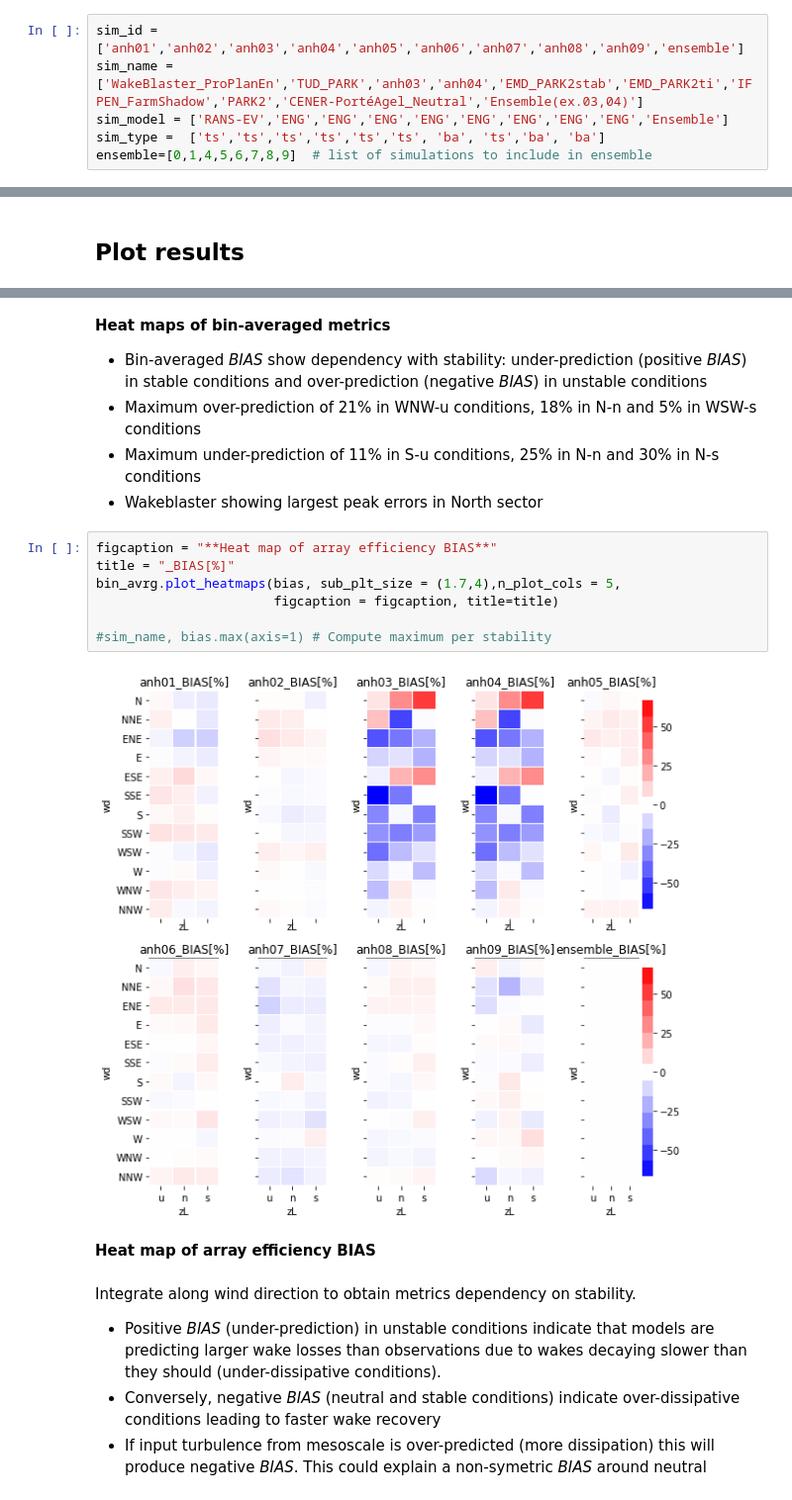
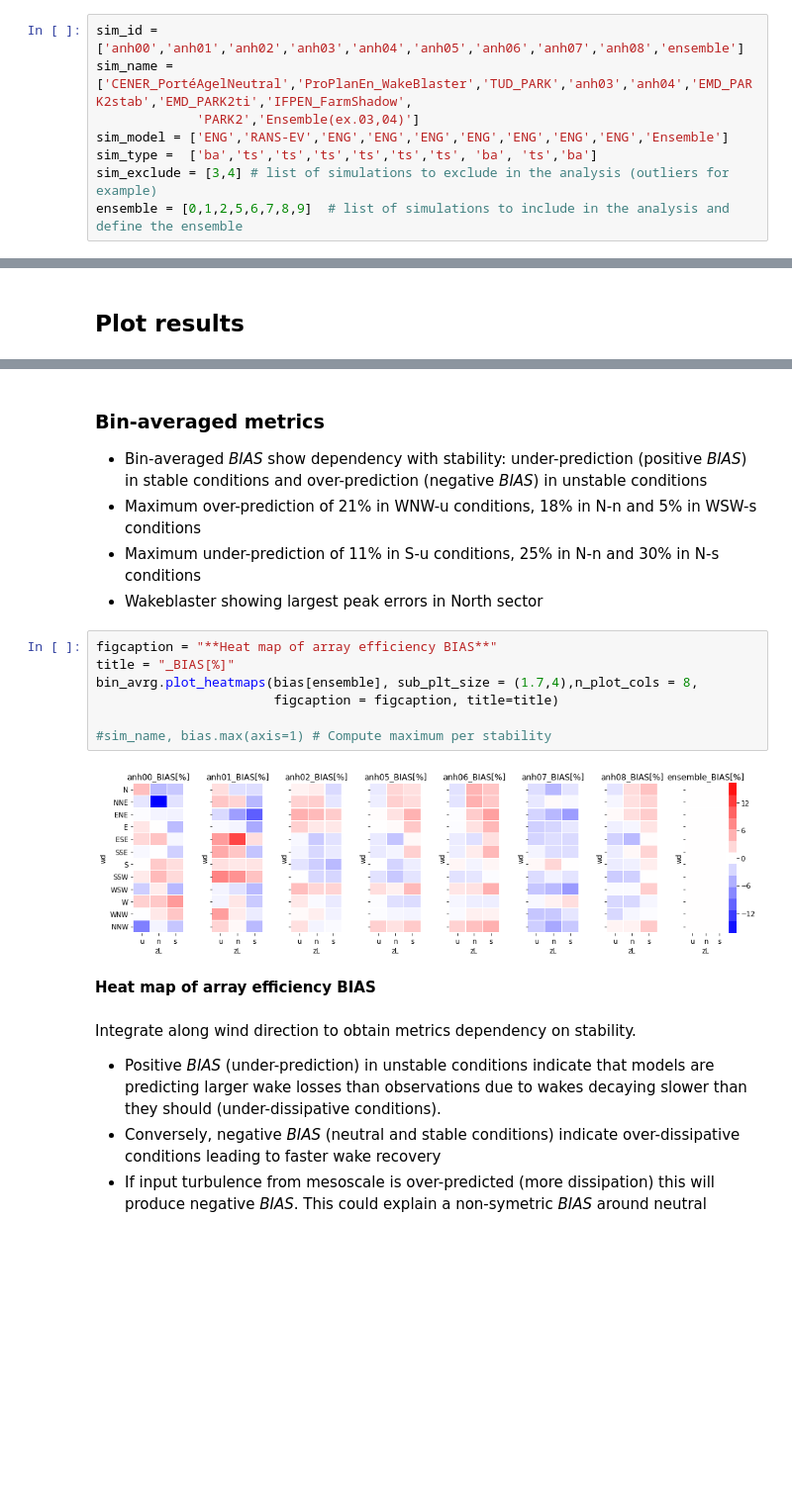
Before and after one commit to CENER-EPR/OWAbench, a Jupyter notebook: Anholt/Anholt_ArrayEfficiency.ipynb, the cells around one changed output, grey strips where cells are left out. Shown at 99% size. Cells and saved outputs as stored; diff of their text form; blank space fills up the shorter version.

Commit message:
Plots without outliers

```diff
--- a/Anholt/Anholt_ArrayEfficiency.ipynb
+++ b/Anholt/Anholt_ArrayEfficiency.ipynb
@@ -23,10 +23,12 @@ The following models participate in the benchmark.
 | ensemble | All | All | All | ensemble | Excluding anh03 and anh04 |
 # %%
-sim_id =    ['anh01','anh02','anh03','anh04','anh05','anh06','anh07','anh08','anh09','ensemble']
-sim_name =  ['WakeBlaster_ProPlanEn','TUD_PARK','anh03','anh04','EMD_PARK2stab','EMD_PARK2ti','IFPEN_FarmShadow','PARK2','CENER-PortéAgel_Neutral','Ensemble(ex.03,04)']
-sim_model = ['RANS-EV','ENG','ENG','ENG','ENG','ENG','ENG','ENG','ENG','Ensemble']
-sim_type =  ['ts','ts','ts','ts','ts','ts', 'ba', 'ts','ba', 'ba']
-ensemble=[0,1,4,5,6,7,8,9]  # list of simulations to include in ensemble
+sim_id =    ['anh00','anh01','anh02','anh03','anh04','anh05','anh06','anh07','anh08','ensemble']
+sim_name =  ['CENER_PortéAgelNeutral','ProPlanEn_WakeBlaster','TUD_PARK','anh03','anh04','EMD_PARK2stab','EMD_PARK2ti','IFPEN_FarmShadow',
+             'PARK2','Ensemble(ex.03,04)']
+sim_model = ['ENG','RANS-EV','ENG','ENG','ENG','ENG','ENG','ENG','ENG','Ensemble']
+sim_type =  ['ba','ts','ts','ts','ts','ts','ts', 'ba', 'ts','ba']
+sim_exclude = [3,4] # list of simulations to exclude in the analysis (outliers for example)
+ensemble = [0,1,2,5,6,7,8,9]  # list of simulations to include in the analysis and define the ensemble
 # %% [markdown]
 ## Load libraries
 # %%
@@ -307,5 +311,5 @@ display(Metrics)
 # %% [markdown]
-**Heat maps of bin-averaged metrics**
+### Bin-averaged metrics
 * Bin-averaged *BIAS* show dependency with stability: under-prediction (positive *BIAS*) in stable conditions and over-prediction (negative *BIAS*) in unstable conditions
 * Maximum over-prediction of 21% in WNW-u conditions,  18% in N-n and 5% in WSW-s conditions
 * Maximum under-prediction of 11% in S-u conditions, 25% in N-n and 30% in N-s conditions
@@ -313,12 +317,12 @@ display(Metrics)
 # %%
 figcaption = "**Heat map of array efficiency BIAS**"
 title = "_BIAS[%]"
-bin_avrg.plot_heatmaps(bias, sub_plt_size = (1.7,4),n_plot_cols = 5,
+bin_avrg.plot_heatmaps(bias[ensemble], sub_plt_size = (1.7,4),n_plot_cols = 8,
                        figcaption = figcaption, title=title)
 
 #sim_name, bias.max(axis=1) # Compute maximum per stability
 # %% [output]
-[figure, old version]
+[figure, new version]
 **Heat map of array efficiency BIAS**
 # %% [markdown]
 Integrate along wind direction to obtain metrics dependency on stability.
```
Also changed, not shown: parts of 14 cells of this notebook, 1 other file.
